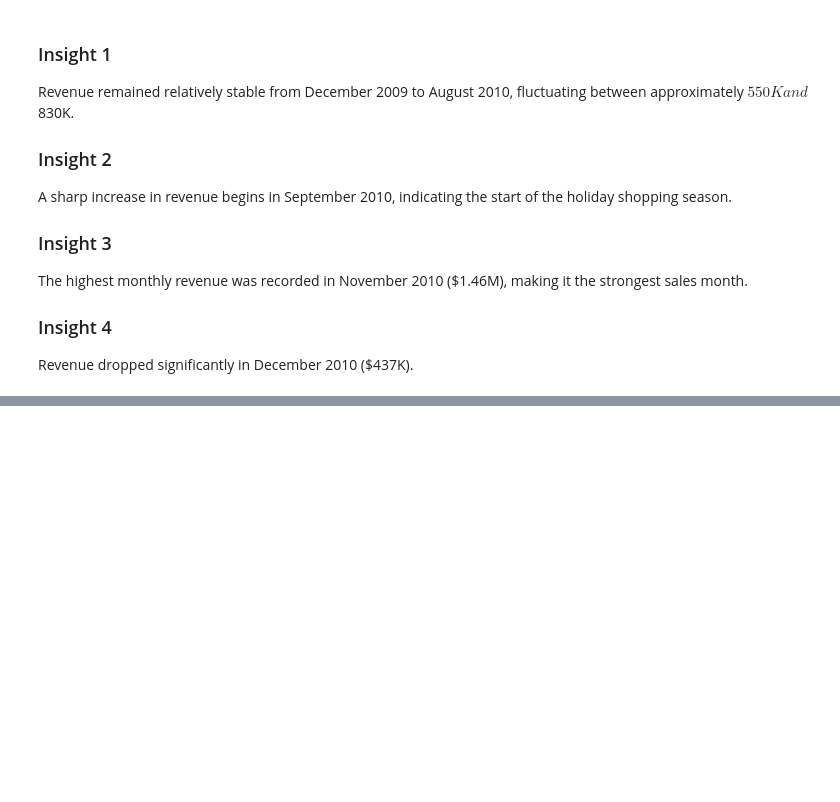
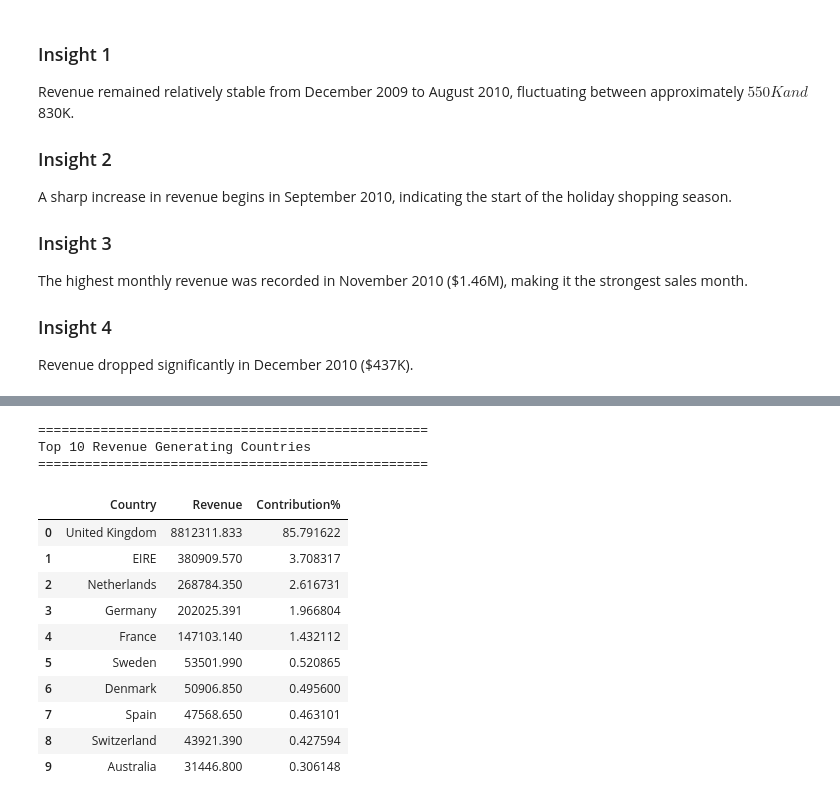
Before and after one commit to chandan1510/Retail_Decision_Intelligence, a Jupyter notebook: notebooks/04_EDA.ipynb, the cells around one changed output, grey strips where cells are left out. Cells and saved outputs as stored; diff of their text form; code cells hidden in the pictures; blank space fills up the shorter version.

```diff
--- a/notebooks/04_EDA.ipynb
+++ b/notebooks/04_EDA.ipynb
@@ -262,0 +312,21 @@ Revenue dropped significantly in December 2010 ($437K).
+# %%
+print("="*50)
+print("Top 10 Revenue Generating Countries")
+print("="*50)
+
+country_revenue.head(10)
+# %% [output]
+==================================================
+Top 10 Revenue Generating Countries
+==================================================
+|  | Country | Revenue | Contribution% |
+| 0 | United Kingdom | 8812311.833 | 85.791622 |
+| 1 | EIRE | 380909.570 | 3.708317 |
+| 2 | Netherlands | 268784.350 | 2.616731 |
+| 3 | Germany | 202025.391 | 1.966804 |
+| 4 | France | 147103.140 | 1.432112 |
+| 5 | Sweden | 53501.990 | 0.520865 |
+| 6 | Denmark | 50906.850 | 0.495600 |
+| 7 | Spain | 47568.650 | 0.463101 |
+| 8 | Switzerland | 43921.390 | 0.427594 |
+| 9 | Australia | 31446.800 | 0.306148 |
```
Also changed, not shown: parts of 10 cells of this notebook.
